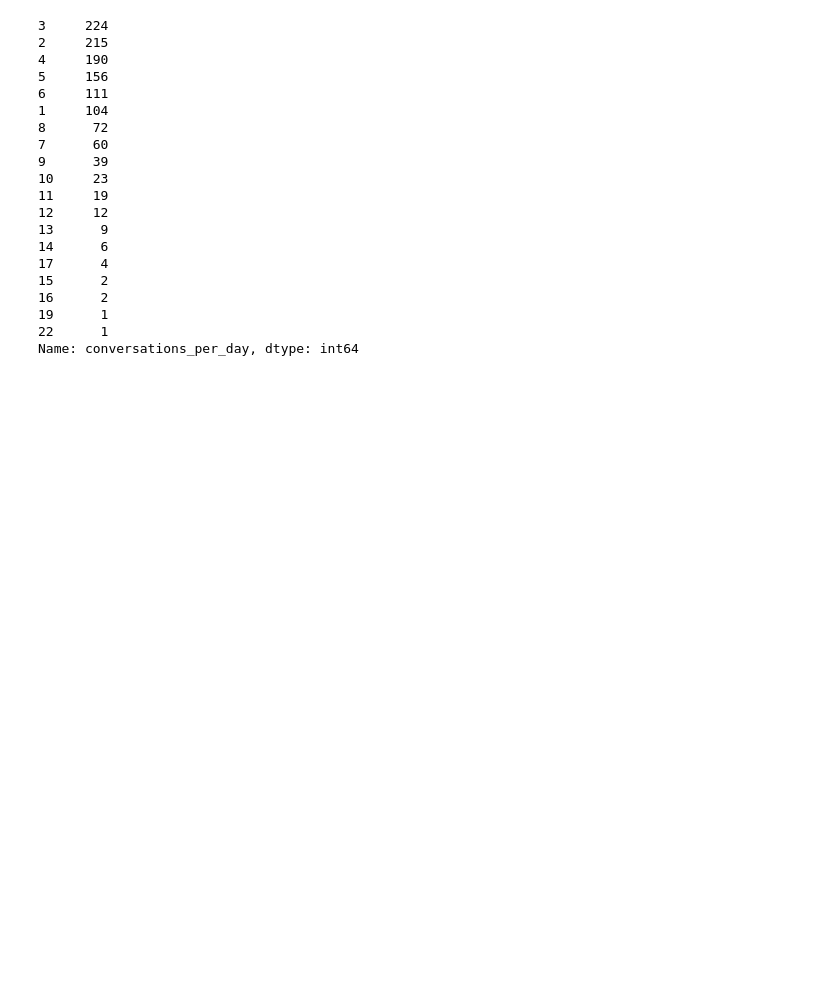
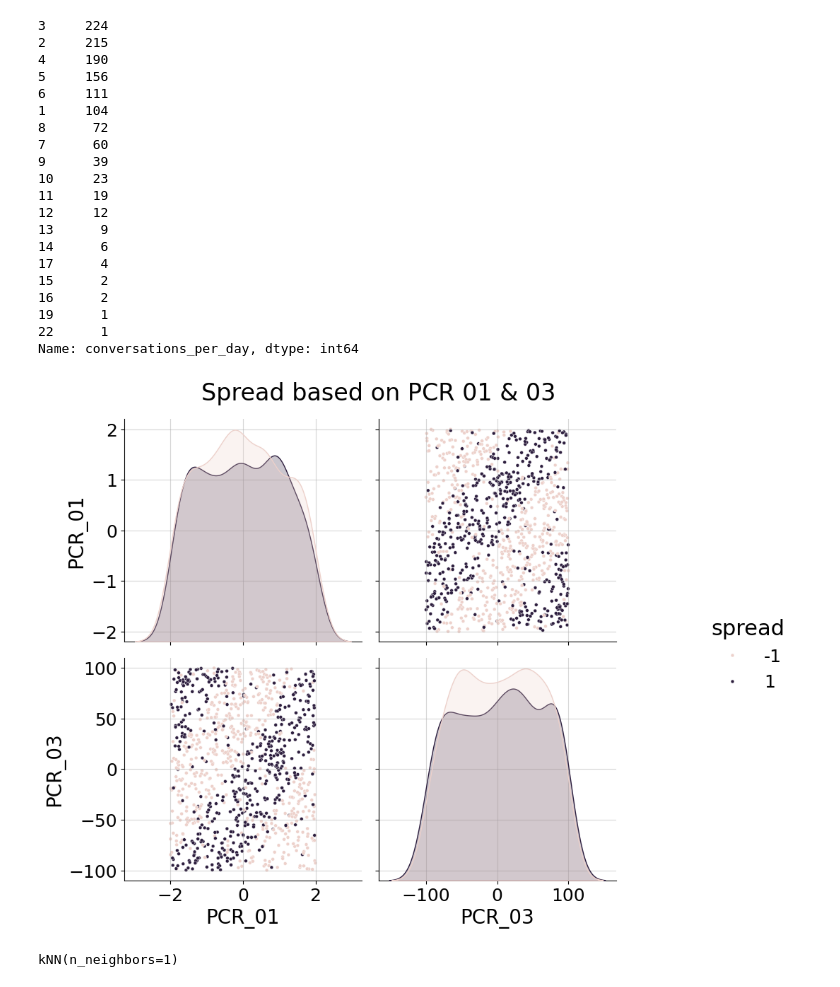
Before and after one commit to Strugoeden121/ATAM1, a Jupyter notebook: Major_HW1_314884602_324490135.ipynb, the cells around one changed output. Drawn from its saved outputs; the diff is of its cells as text; code cells hidden in the pictures; blank space fills up the shorter version.

```diff
--- a/Major_HW1_314884602_324490135.ipynb
+++ b/Major_HW1_314884602_324490135.ipynb
@@ -44,0 +51,20 @@ Name: conversations_per_day, dtype: int64
+# %%
+import pandas as pd
+import numpy as np
+import seaborn as sns
+import matplotlib.pyplot as plt
+
+virus_data_training = pd.read_csv("output.csv")
+g=sns.pairplot(virus_data_training, hue="spread", plot_kws={"s": 12},
+               x_vars=["PCR_01", "PCR_03"], y_vars=["PCR_01", "PCR_03"])
+g.fig.suptitle("Spread based on PCR 01 & 03", y=1.04)
+for ax in np.ravel(g.axes):
+    ax.grid(alpha=0.5)
+
+g.fig.set_size_inches(12,8)
+
+plt.savefig('pairplot.png')
+
+plt.show()
+# %% [output]
+[figure, added]
@@ -44,0 +97,9 @@ Name: conversations_per_day, dtype: int64
+# %%
+X_train = np.array(virus_data_training[["PCR_01","PCR_03"]])
+Y_train = np.array(virus_data_training[["spread"]])
+X_test = np.array(virus_data_test[["PCR_01","PCR_03"]])
+Y_test = np.array(virus_data_test[["spread"]])
+knn1 = kNN(1)
+knn1.fit(X_train, Y_train)
+# %% [output]
+kNN(n_neighbors=1)
```
Also changed, not shown: parts of 22 cells of this notebook.
